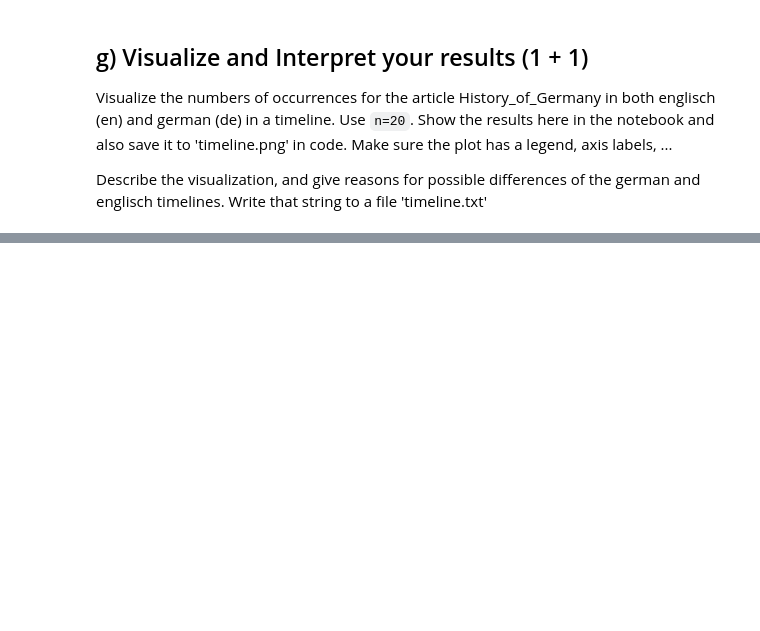
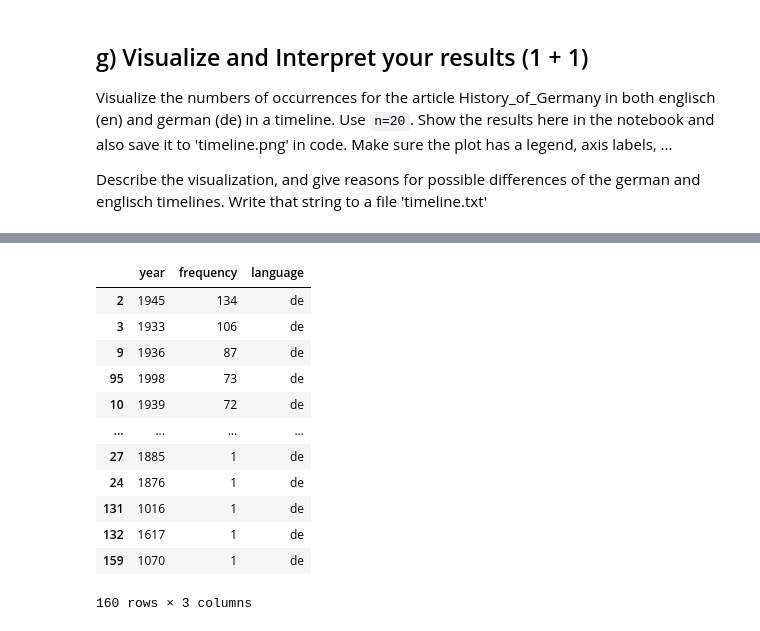
Before and after one commit to mim201820/advanced_scientific_programming, a Jupyter notebook: assignment_2/Py2_home_assignment2_tasks.ipynb, the cells around one changed output, grey strips where cells are left out. Cells and saved outputs as stored; diff of their text form; code cells hidden in the pictures; blank space fills up the shorter version.

```diff
--- a/assignment_2/Py2_home_assignment2_tasks.ipynb
+++ b/assignment_2/Py2_home_assignment2_tasks.ipynb
@@ -185,0 +259,19 @@ Describe the visualization, and give reasons for possible differences of the ger
+# %%
+data_de = { 'year':list(years_de.keys()),'frequency': list(years_de.values())}
+data_de = pd.DataFrame.from_dict(data_de)
+data_de['language'] = 'de'
+data_de.sort_values('frequency',ascending=False)
+# %% [output]
+|  | year | frequency | language |
+| 2 | 1945 | 134 | de |
+| 3 | 1933 | 106 | de |
+| 9 | 1936 | 87 | de |
+| 95 | 1998 | 73 | de |
+| 10 | 1939 | 72 | de |
+| ... | ... | ... | ... |
+| 27 | 1885 | 1 | de |
+| 24 | 1876 | 1 | de |
+| 131 | 1016 | 1 | de |
+| 132 | 1617 | 1 | de |
+| 159 | 1070 | 1 | de |
+160 rows × 3 columns
```
Also changed, not shown: parts of 9 cells of this notebook.
